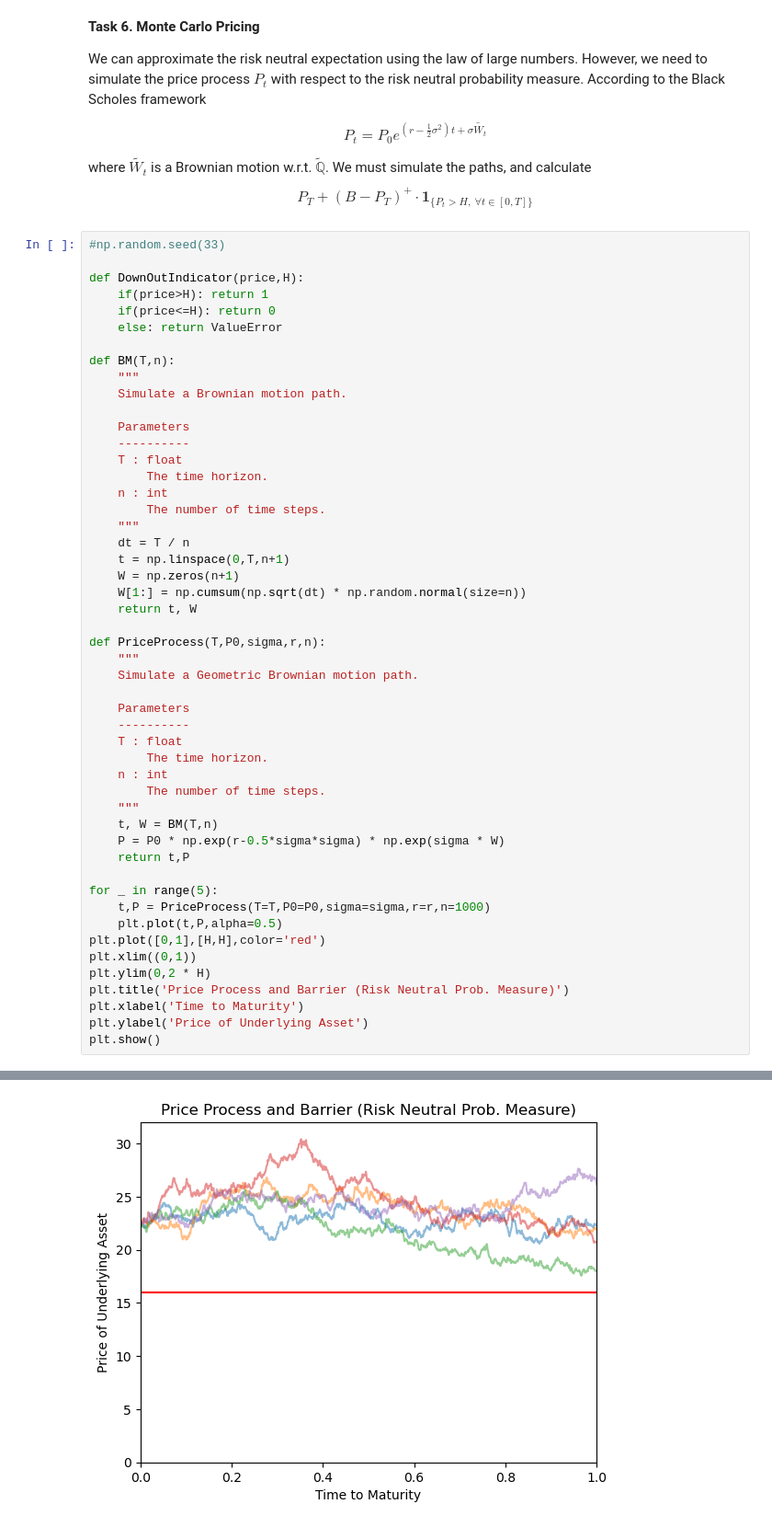
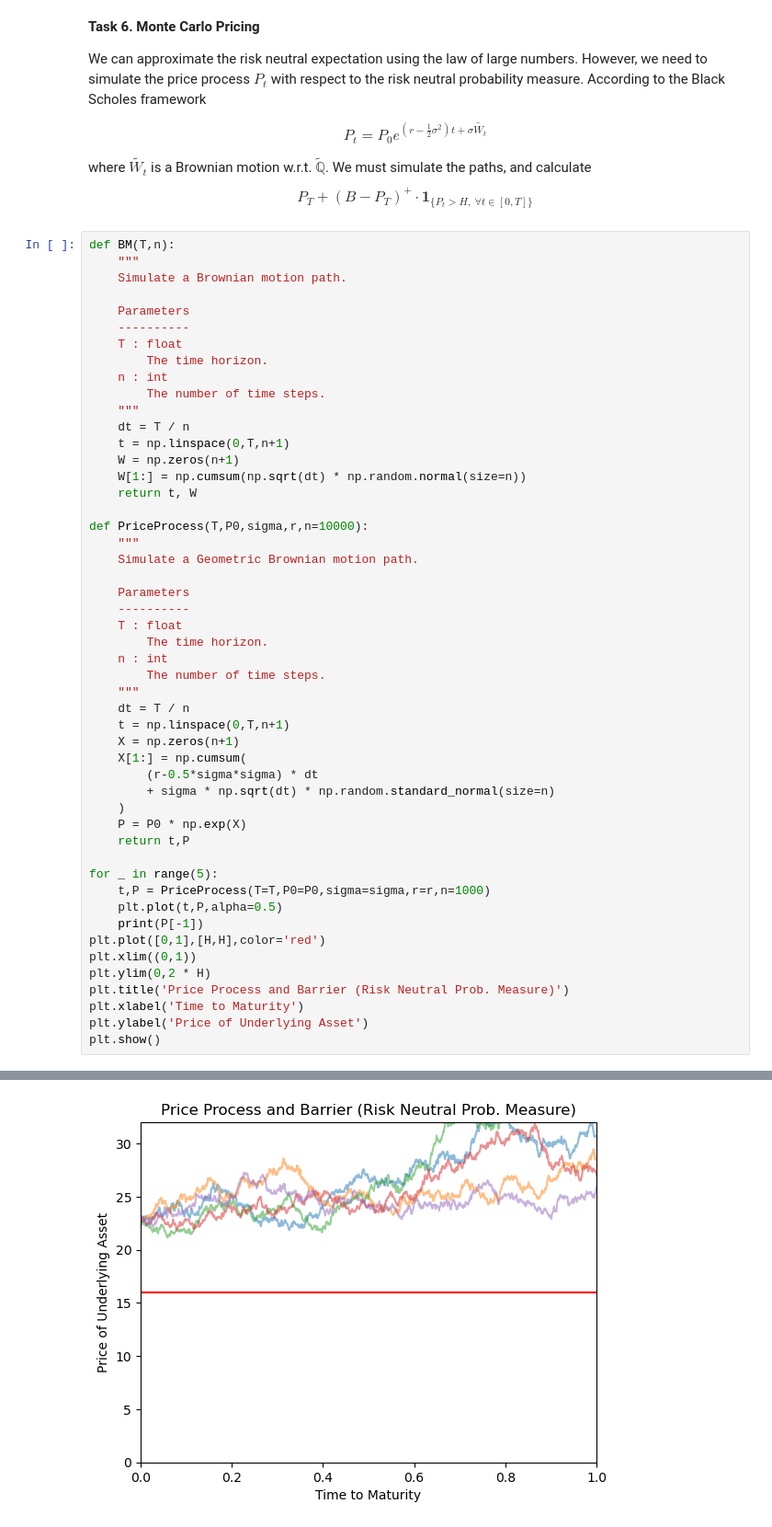
Before and after one commit to manuelgonzalzz/bonus-certificate, a Jupyter notebook: manuel.ipynb, the cells around one changed output, grey strips where cells are left out. Shown: that part at 92% size. Cells and saved outputs as stored; diff of their text form.

```diff
--- a/manuel.ipynb
+++ b/manuel.ipynb
@@ -425,13 +425,6 @@ P_T
 (B - P_T)^+ \cdot \mathbf{1}_{\{P_t > H,\ \forall t \in [0,T]\}}
 $$
 # %%
-#np.random.seed(33)
-
-def DownOutIndicator(price,H):
-    if(price>H): return 1
-    if(price<=H): return 0
-    else: return ValueError
-
 def BM(T,n):
     """
     Simulate a Brownian motion path.
@@ -449,7 +442,7 @@ def BM(T,n):
     W[1:] = np.cumsum(np.sqrt(dt) * np.random.normal(size=n))
     return t, W
 
-def PriceProcess(T,P0,sigma,r,n):
+def PriceProcess(T,P0,sigma,r,n=10000):
     """
     Simulate a Geometric Brownian motion path.
 
@@ -460,13 +453,20 @@ def PriceProcess(T,P0,sigma,r,n):
     n : int
         The number of time steps.
     """
-    t, W = BM(T,n)
-    P = P0 * np.exp(r-0.5*sigma*sigma) * np.exp(sigma * W)
+    dt = T / n
+    t = np.linspace(0,T,n+1)
+    X = np.zeros(n+1)
+    X[1:] = np.cumsum(
+        (r-0.5*sigma*sigma) * dt
+        + sigma * np.sqrt(dt) * np.random.standard_normal(size=n)
+    )
+    P = P0 * np.exp(X)
     return t,P
 
 for _ in range(5):
     t,P = PriceProcess(T=T,P0=P0,sigma=sigma,r=r,n=1000)
     plt.plot(t,P,alpha=0.5)
+    print(P[-1])
 plt.plot([0,1],[H,H],color='red')
 plt.xlim((0,1))
 plt.ylim(0,2 * H)
@@ -478 +483 @@ plt.show()
-[figure, old version]
+[figure, new version]
```
Also changed, not shown: parts of 5 cells of this notebook.
